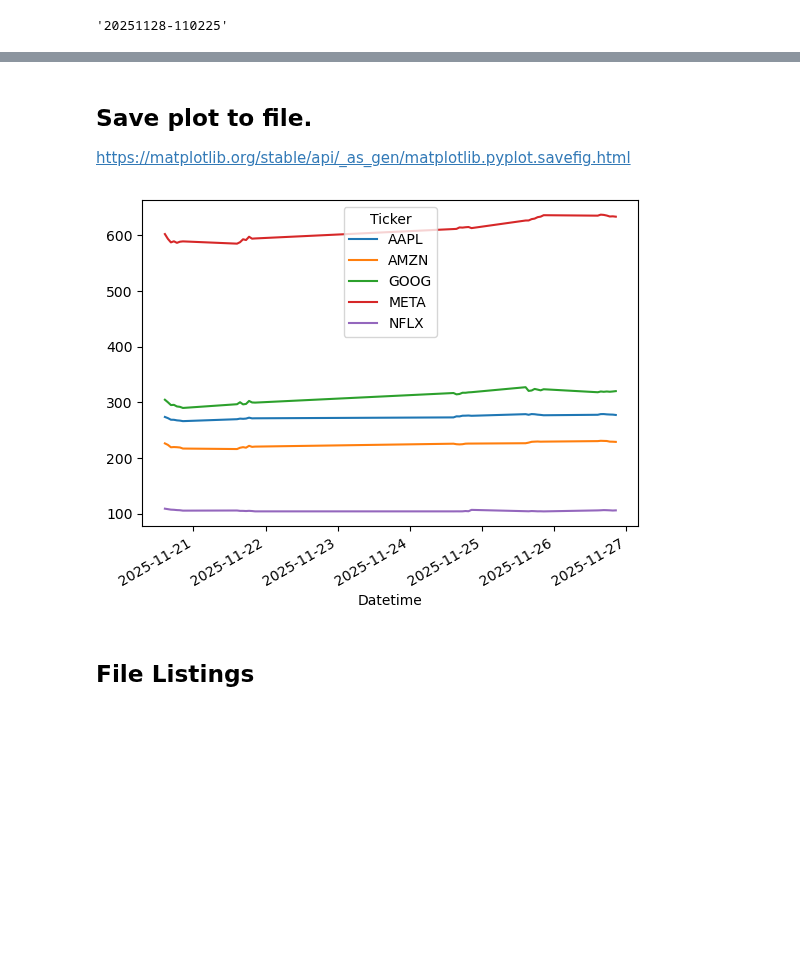
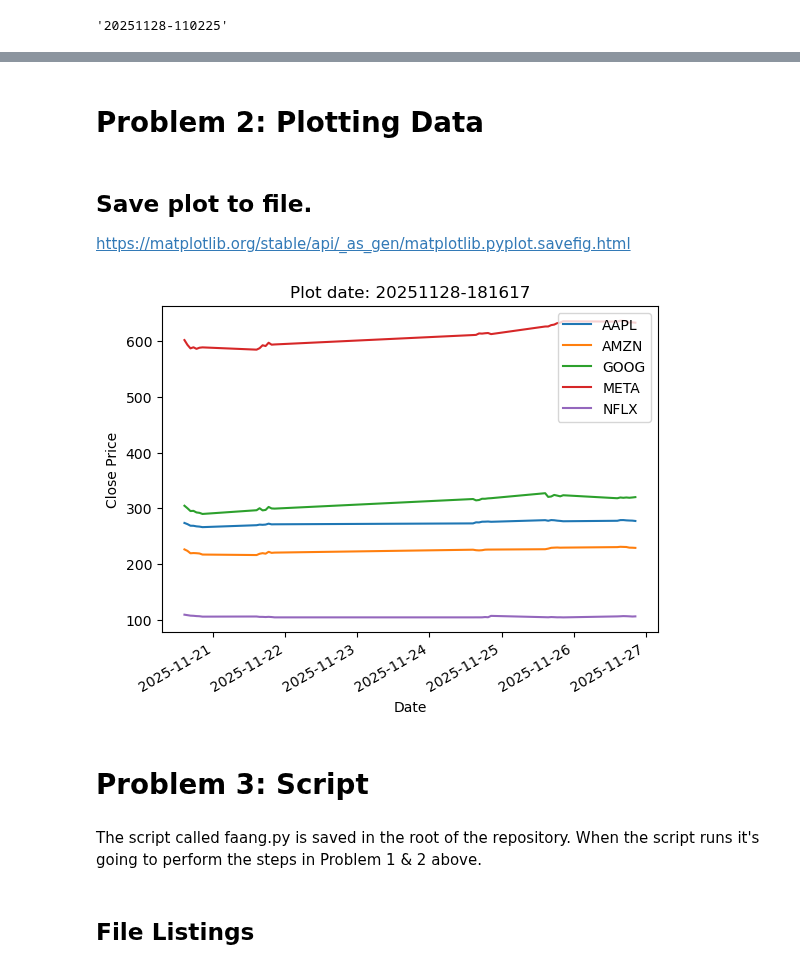
Before and after one commit to HewaOrang/computer-infrastructure-assessment, a Jupyter notebook: problems.ipynb, the cells around one changed output, grey strips where cells are left out. Drawn from its saved outputs; the diff is of its cells as text; code cells hidden in the pictures; blank space fills up the shorter version.

Commit message:
Problem 1, 2, & 3 updates

```diff
--- a/problems.ipynb
+++ b/problems.ipynb
@@ -59,23 +54,37 @@ df['Close'].plot();
+# %% [markdown]
+# Problem 2: Plotting Data
 # %% [markdown]
 ## Save plot to file.
 https://matplotlib.org/stable/api/_as_gen/matplotlib.pyplot.savefig.html
 # %%
 # Create new figure and axis.
 fig, ax = plt.subplots()
 
 # Plot all closing pieces.
 df['Close'].plot(ax=ax)
 
 # Current date and time.
 now =  dt.datetime.now()
+ax.set_title(f'Plot date: {now.strftime("%Y%m%d-%H%M%S")}')
+
+# Add axis labels.
+ax.set_xlabel("Date")
+ax.set_ylabel("Close Price")
+
+# Add legend.
+ax.legend(loc='upper right')
 
 # File name.
 filename= "./plots/" + now.strftime("%Y%m%d-%H%M%S") + '.png'
 
 # Save figure.
 fig.savefig(filename, dpi=300)
 # %% [output]
-[figure, old version]
+[figure, new version]
+# %% [markdown]
+# Problem 3: Script
+# %% [markdown]
+The script called faang.py is saved in the root of the repository. When the script runs it's going to perform the steps in Problem 1 & 2 above.
 # %% [markdown]
 ## File Listings
 # %%
```
Also changed, not shown: parts of 6 cells of this notebook, 21 other files.
